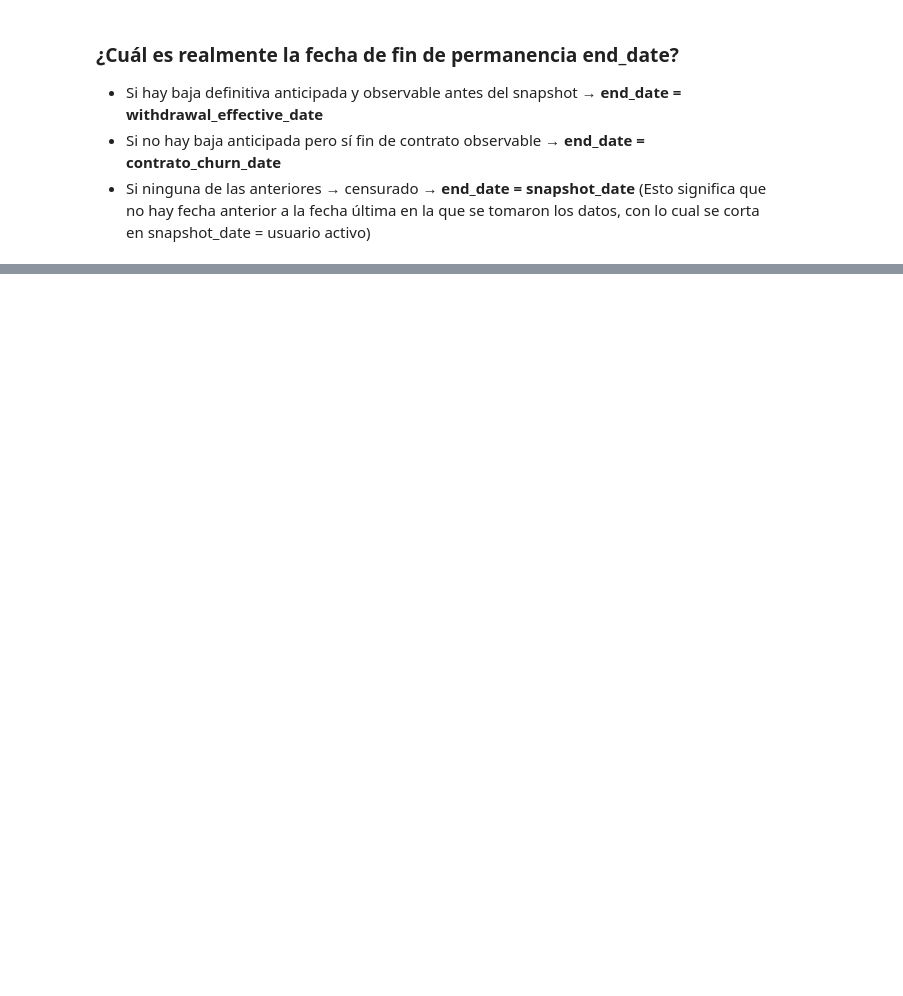
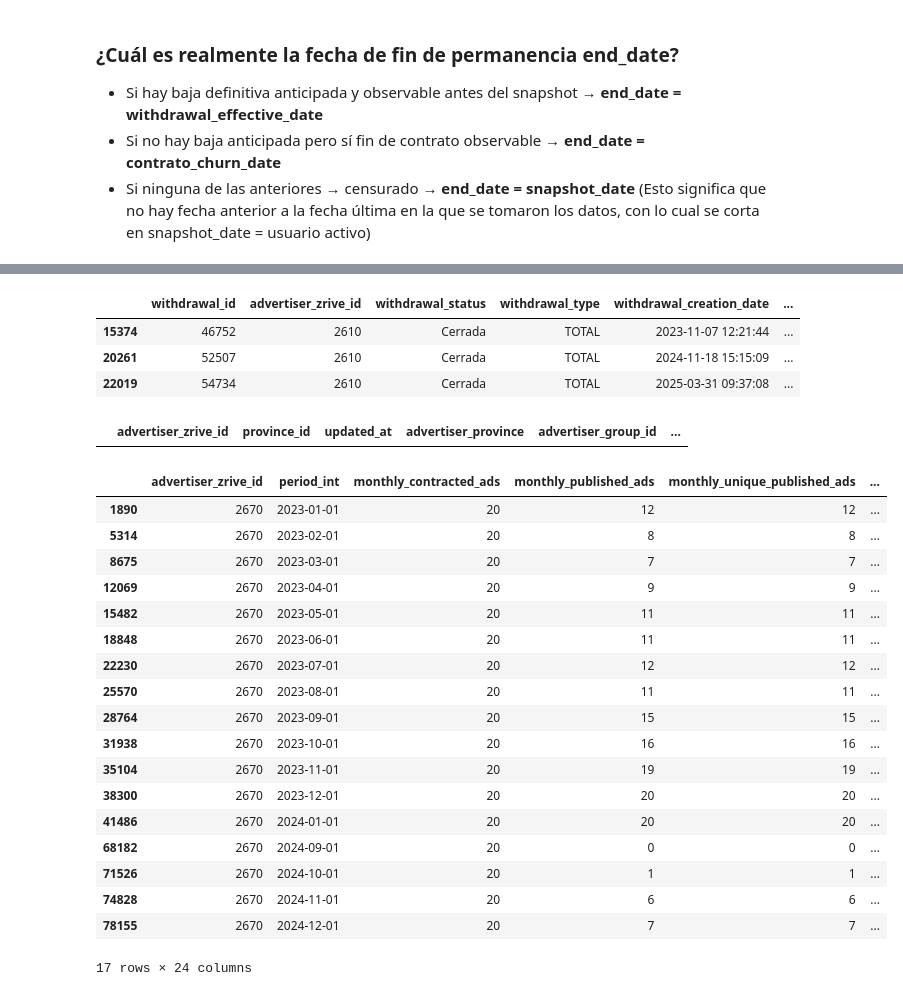
Before and after one commit to Komorebi-Team/KOMOREBI-PROJECT, a Jupyter notebook: notebooks/EDA_jtc.ipynb, the cells around one changed output, grey strips where cells are left out. Drawn from its saved outputs; the diff is of its cells as text; code cells hidden in the pictures; blank space fills up the shorter version.

```diff
--- a/notebooks/EDA_jtc.ipynb
+++ b/notebooks/EDA_jtc.ipynb
@@ -1742,2 +994,0 @@ df["advertiser_zrive_id"].nunique()
-# %%
-df_fct = df_fct.drop_duplicates()
@@ -1813,3 +994,0 @@ df_fct
-# %%
-df_fct = df_fct[df_fct["monthly_total_invoice"] >= 0]
-df_fct["monthly_total_invoice"].describe()
@@ -1851,7 +994,0 @@ df_fct.describe()
-# %%
-try:
-    df_fct["period_int"] = pd.to_datetime(df_fct['period_int'].astype(str), format="%Y%m")
-except ValueError:
-    pass
-
-df_fct
@@ -2418,0 +1140,20 @@ df_fct[df_fct["advertiser_zrive_id"] == 2]["monthly_total_invoice"].plot(kind='b
+# %%
+df = df_fct.sort_values(["advertiser_zrive_id", "period_int"])
+
+df["prev_active"] = (
+    df.groupby("advertiser_zrive_id")["has_active_contract"]
+      .shift(1)
+)
+
+# Filtro: nos quedamos con los advertisers que pasan de 1 a 0, es decir, que se dan de baja
+changes_1_0 = df[
+    (df["has_active_contract"] == 0) &
+    (df["prev_active"] == 1)
+]
+
+changes_1_0[[
+    "advertiser_zrive_id",
+    "period_int",
+    "prev_active",
+    "has_active_contract"
+]]
@@ -2418,0 +1221,33 @@ df_fct[df_fct["advertiser_zrive_id"] == 2]["monthly_total_invoice"].plot(kind='b
+# %%
+df_wd_23[df_wd_23["advertiser_zrive_id"] == 2610]
+# %% [output]
+|  | withdrawal_id | advertiser_zrive_id | withdrawal_status | withdrawal_type | withdrawal_creation_date | ... |
+| 15374 | 46752 | 2610 | Cerrada | TOTAL | 2023-11-07 12:21:44 | ... |
+| 20261 | 52507 | 2610 | Cerrada | TOTAL | 2024-11-18 15:15:09 | ... |
+| 22019 | 54734 | 2610 | Cerrada | TOTAL | 2025-03-31 09:37:08 | ... |
+# %%
+df_dim[df_dim["advertiser_zrive_id"] == 2610]
+# %% [output]
+|  | advertiser_zrive_id | province_id | updated_at | advertiser_province | advertiser_group_id | ... |
+# %%
+df[df["advertiser_zrive_id"] == 2670]
+# %% [output]
+|  | advertiser_zrive_id | period_int | monthly_contracted_ads | monthly_published_ads | monthly_unique_published_ads | ... |
+| 1890 | 2670 | 2023-01-01 | 20 | 12 | 12 | ... |
+| 5314 | 2670 | 2023-02-01 | 20 | 8 | 8 | ... |
+| 8675 | 2670 | 2023-03-01 | 20 | 7 | 7 | ... |
+| 12069 | 2670 | 2023-04-01 | 20 | 9 | 9 | ... |
+| 15482 | 2670 | 2023-05-01 | 20 | 11 | 11 | ... |
+| 18848 | 2670 | 2023-06-01 | 20 | 11 | 11 | ... |
+| 22230 | 2670 | 2023-07-01 | 20 | 12 | 12 | ... |
+| 25570 | 2670 | 2023-08-01 | 20 | 11 | 11 | ... |
+| 28764 | 2670 | 2023-09-01 | 20 | 15 | 15 | ... |
+| 31938 | 2670 | 2023-10-01 | 20 | 16 | 16 | ... |
+| 35104 | 2670 | 2023-11-01 | 20 | 19 | 19 | ... |
+| 38300 | 2670 | 2023-12-01 | 20 | 20 | 20 | ... |
+| 41486 | 2670 | 2024-01-01 | 20 | 20 | 20 | ... |
+| 68182 | 2670 | 2024-09-01 | 20 | 0 | 0 | ... |
+| 71526 | 2670 | 2024-10-01 | 20 | 1 | 1 | ... |
+| 74828 | 2670 | 2024-11-01 | 20 | 6 | 6 | ... |
+| 78155 | 2670 | 2024-12-01 | 20 | 7 | 7 | ... |
+17 rows × 24 columns
```
Also changed, not shown: parts of 208 cells of this notebook, 2 other files.
